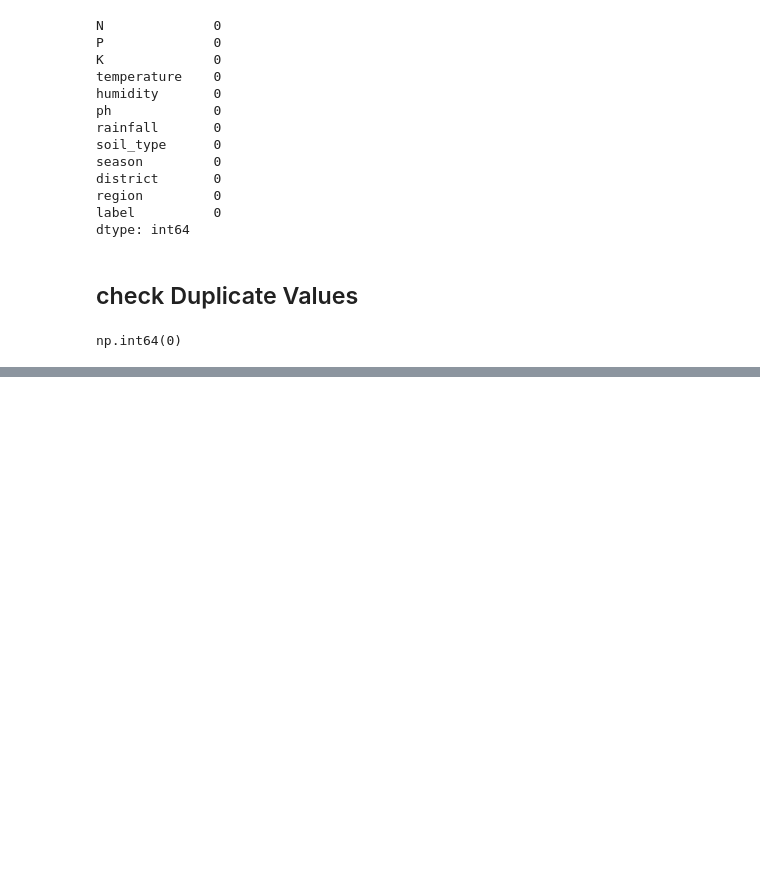
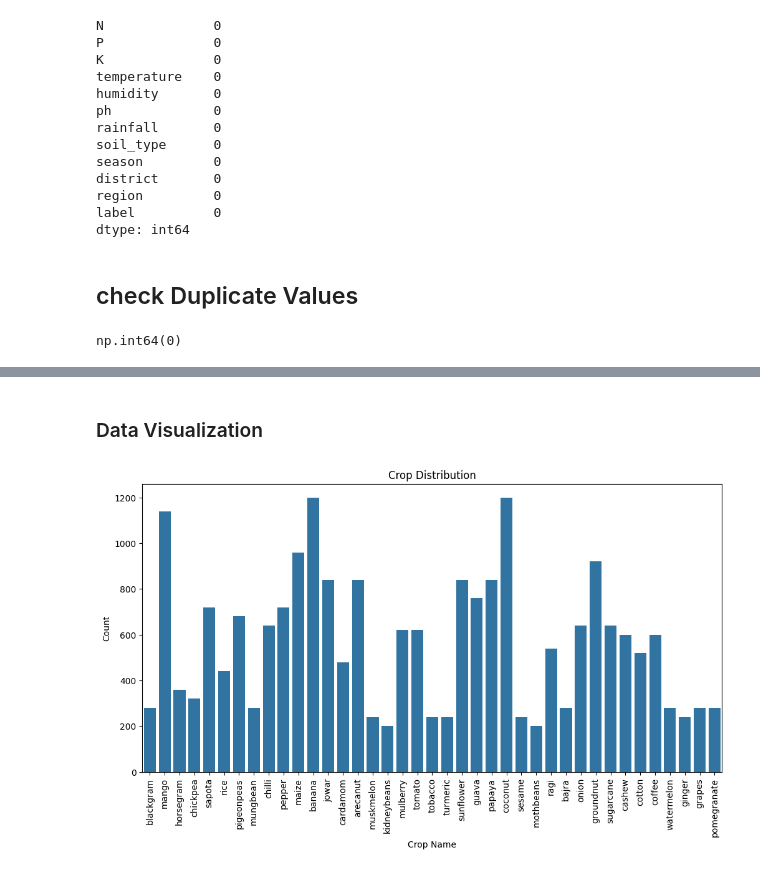
Before and after one commit to adhiyakamar6282-ctrl/Crop_Recommendation, a Jupyter notebook: Crop_Project.ipynb, the cells around one changed output, grey strips where cells are left out. Cells and saved outputs as stored; diff of their text form; code cells hidden in the pictures; blank space fills up the shorter version.

Commit message:
Added Exploratory Data Analysis

```diff
--- a/Crop_Project.ipynb
+++ b/Crop_Project.ipynb
@@ -94,0 +117,13 @@ np.int64(0)
+# %% [markdown]
+### Data Visualization
+# %%
+plt.figure(figsize=(12,6)) # graph size
+sns.countplot(data=df, x='label')# crop count
+
+plt.title('Crop Distribution') # graph title
+plt.xlabel('Crop Name')
+plt.ylabel('Count')
+plt.xticks(rotation=90)
+plt.show()
+# %% [output]
+[figure, added]
```
Also changed, not shown: parts of 14 cells of this notebook.
